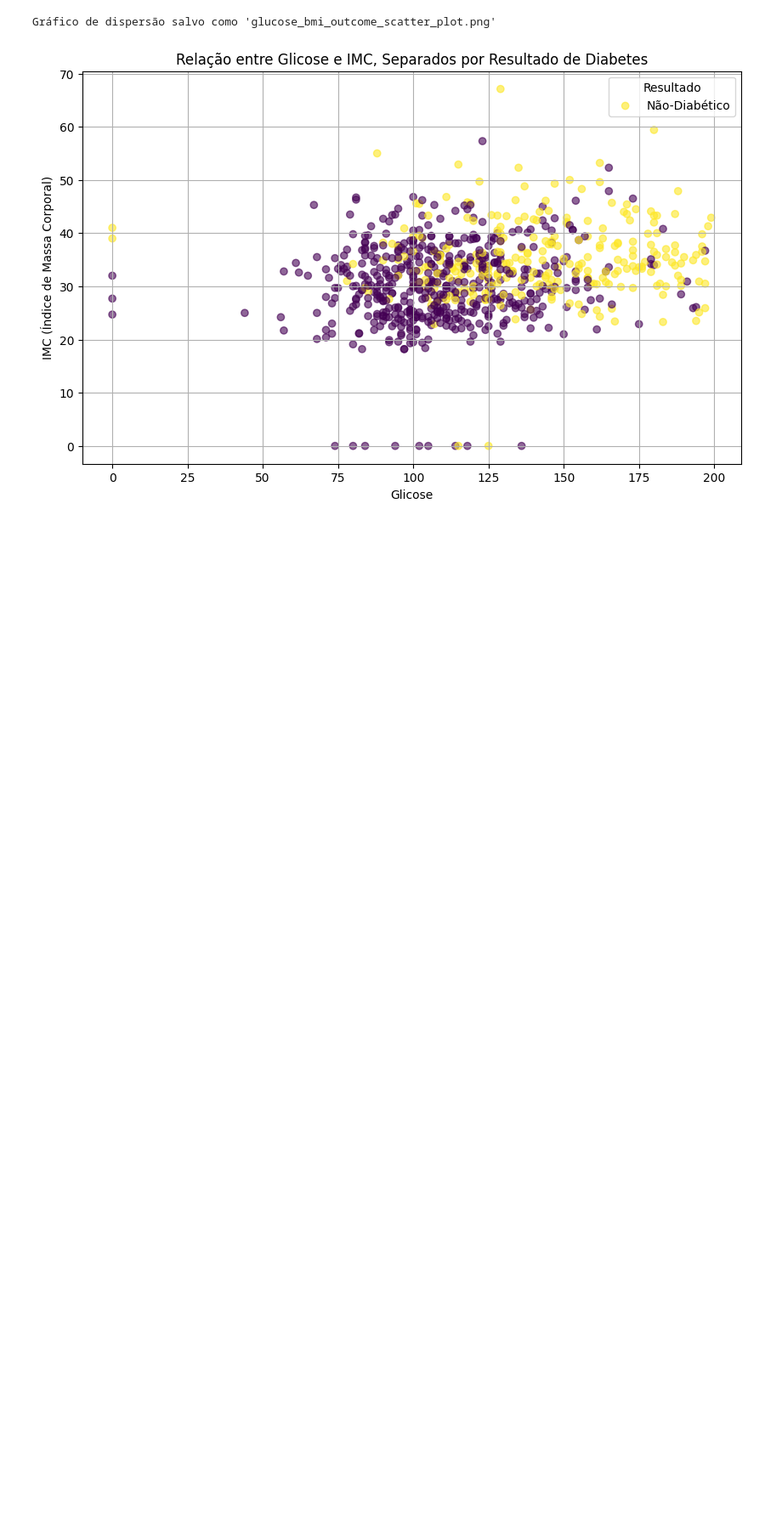
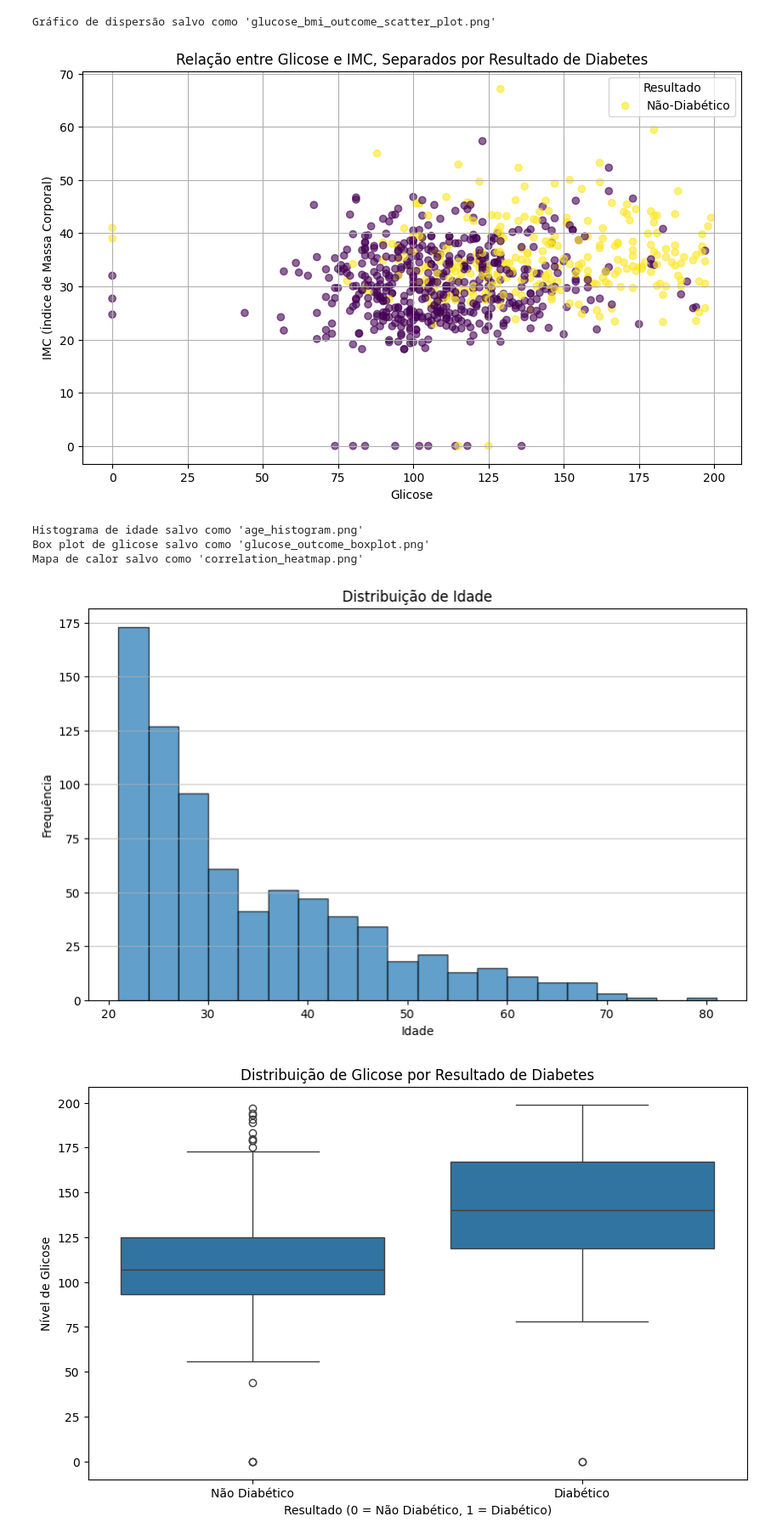
Before and after one commit to LLCarlos/tech-01, a Jupyter notebook: diabetes.ipynb, the cells around one changed output. Shown at 85% size. Cells and saved outputs as stored; diff of their text form; code cells hidden in the pictures; blank space fills up the shorter version.

```diff
--- a/diabetes.ipynb
+++ b/diabetes.ipynb
@@ -46,3 +46,44 @@ Primeiras 5 linhas do DataFrame:
 max     67.100000                  2.420000   81.000000    1.000000
 Gráfico de dispersão salvo como 'glucose_bmi_outcome_scatter_plot.png'
 [figure]
+# %%
+import pandas as pd
+import matplotlib.pyplot as plt
+import seaborn as sns
+
+# Carrega o arquivo CSV em um DataFrame do pandas
+df = pd.read_csv('diabetes.csv')
+
+# 1. Histograma para a coluna 'Age'
+plt.figure(figsize=(10, 6))
+plt.hist(df['Age'], bins=20, edgecolor='black', alpha=0.7)
+plt.title('Distribuição de Idade')
+plt.xlabel('Idade')
+plt.ylabel('Frequência')
+plt.grid(axis='y', alpha=0.75)
+plt.savefig('age_histogram.png')
+print("Histograma de idade salvo como 'age_histogram.png'")
+
+# 2. Box Plot de 'Glucose' por 'Outcome'
+plt.figure(figsize=(10, 6))
+sns.boxplot(x='Outcome', y='Glucose', data=df)
+plt.title('Distribuição de Glicose por Resultado de Diabetes')
+plt.xlabel('Resultado (0 = Não Diabético, 1 = Diabético)')
+plt.ylabel('Nível de Glicose')
+plt.xticks(ticks=[0, 1], labels=['Não Diabético', 'Diabético'])
+plt.savefig('glucose_outcome_boxplot.png')
+print("Box plot de glicose salvo como 'glucose_outcome_boxplot.png'")
+
+# 3. Mapa de Calor da Correlação
+plt.figure(figsize=(12, 10))
+corr_matrix = df.corr()
+sns.heatmap(corr_matrix, annot=True, cmap='coolwarm', fmt=".2f", linewidths=.5)
+plt.title('Mapa de Calor da Matriz de Correlação')
+plt.savefig('correlation_heatmap.png')
+print("Mapa de calor salvo como 'correlation_heatmap.png'")
+# %% [output]
+Histograma de idade salvo como 'age_histogram.png'
+Box plot de glicose salvo como 'glucose_outcome_boxplot.png'
+Mapa de calor salvo como 'correlation_heatmap.png'
+[figure, added]
+[figure, added]
```
Also changed, not shown: parts of 1 cell of this notebook, 3 other files.
